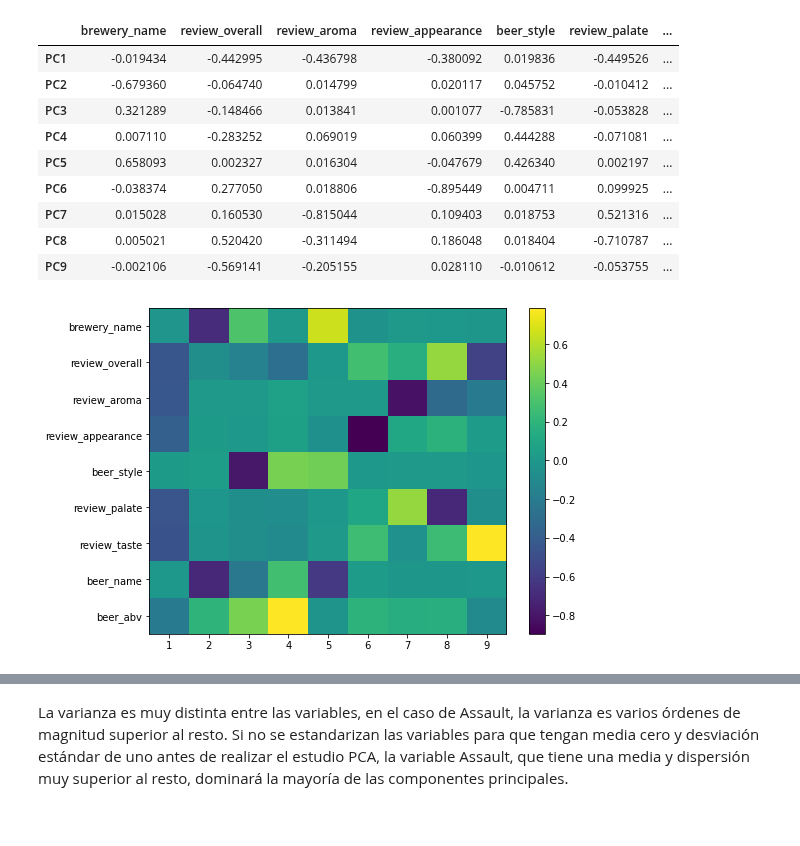
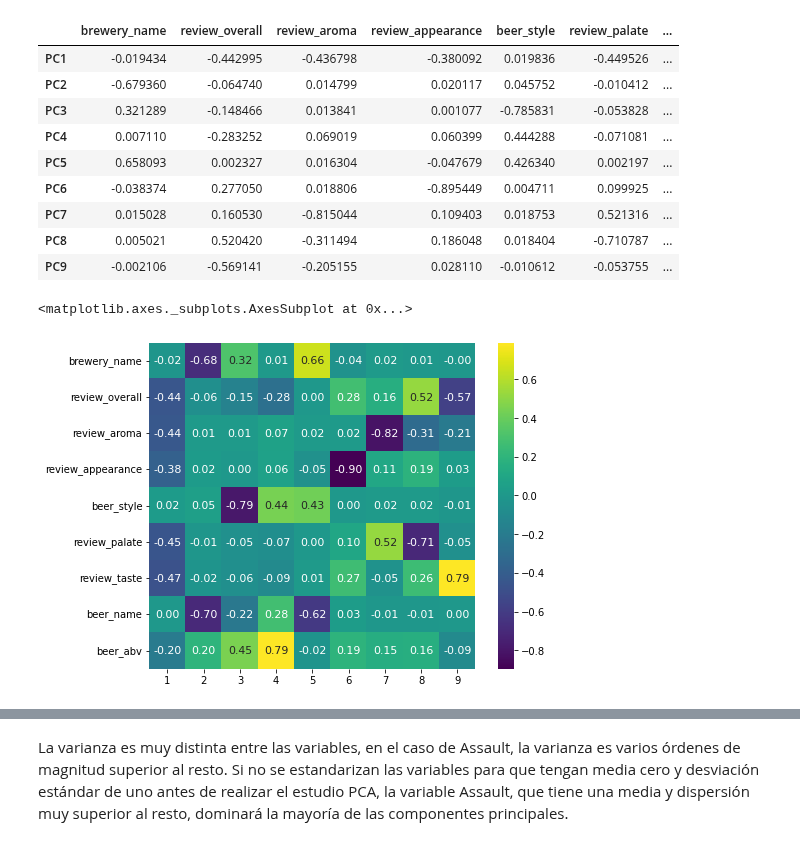
Before and after one commit to RonnyGuevara/Machine-Learning, a Jupyter notebook: TP7/TP7_ML.ipynb, the cells around one changed output, grey strips where cells are left out. Saved outputs shown, nothing was run; the diff lists cells and outputs as text; code cells hidden in the pictures.

```diff
--- a/TP7/TP7_ML.ipynb
+++ b/TP7/TP7_ML.ipynb
@@ -341,14 +340,13 @@ pd.DataFrame(
 | PC7 | 0.015028 | 0.160530 | -0.815044 | 0.109403 | 0.018753 | 0.521316 | ... |
 | PC8 | 0.005021 | 0.520420 | -0.311494 | 0.186048 | 0.018404 | -0.710787 | ... |
 | PC9 | -0.002106 | -0.569141 | -0.205155 | 0.028110 | -0.010612 | -0.053755 | ... |
-# %%
-fig, ax = plt.subplots(nrows=1, ncols=1, figsize=(8, 6))
-componentes = modelo_pca.components_
-plt.imshow(componentes.T, cmap='viridis', aspect='auto')
-plt.yticks(range(len(df.columns)), df.columns)
-plt.xticks(range(len(df.columns)), np.arange(modelo_pca.n_components_) + 1)
-plt.grid(False)
-plt.colorbar();
-# %% [output]
-[figure, removed]
+# %%
+componentes = modelo_pca.components_
+plt.figure(figsize=(8, 6))
+sns.heatmap(componentes.T, cbar = True,  square = True, annot=True, fmt= '.2f',annot_kws={'size': 11},
+           xticklabels= np.arange(modelo_pca.n_components_) + 1, yticklabels= df.columns,
+           cmap= 'viridis')
+# %% [output]
+<matplotlib.axes._subplots.AxesSubplot at 0x...>
+[figure, added]
 # %%
```
Also changed, not shown: parts of 3 cells of this notebook.
